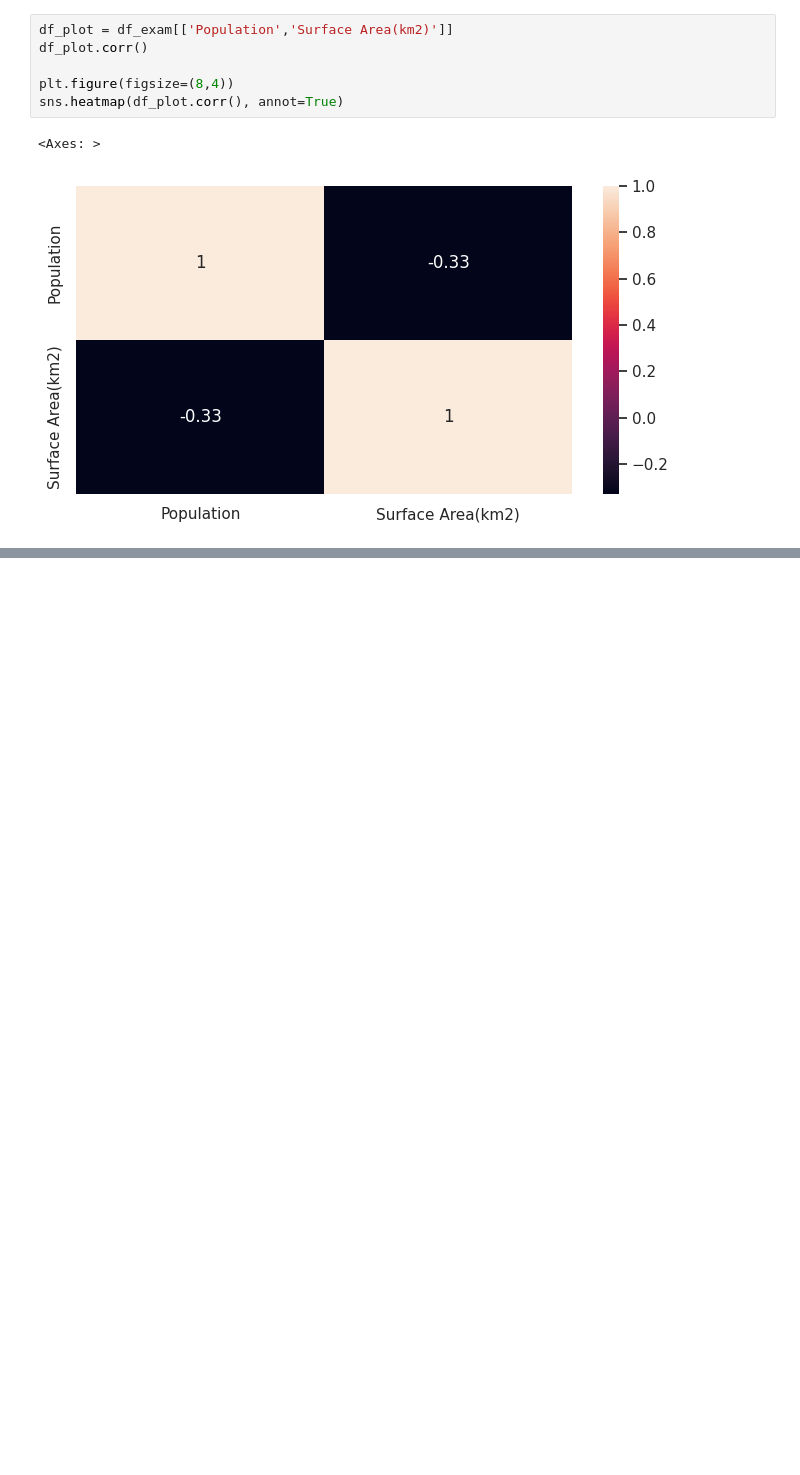
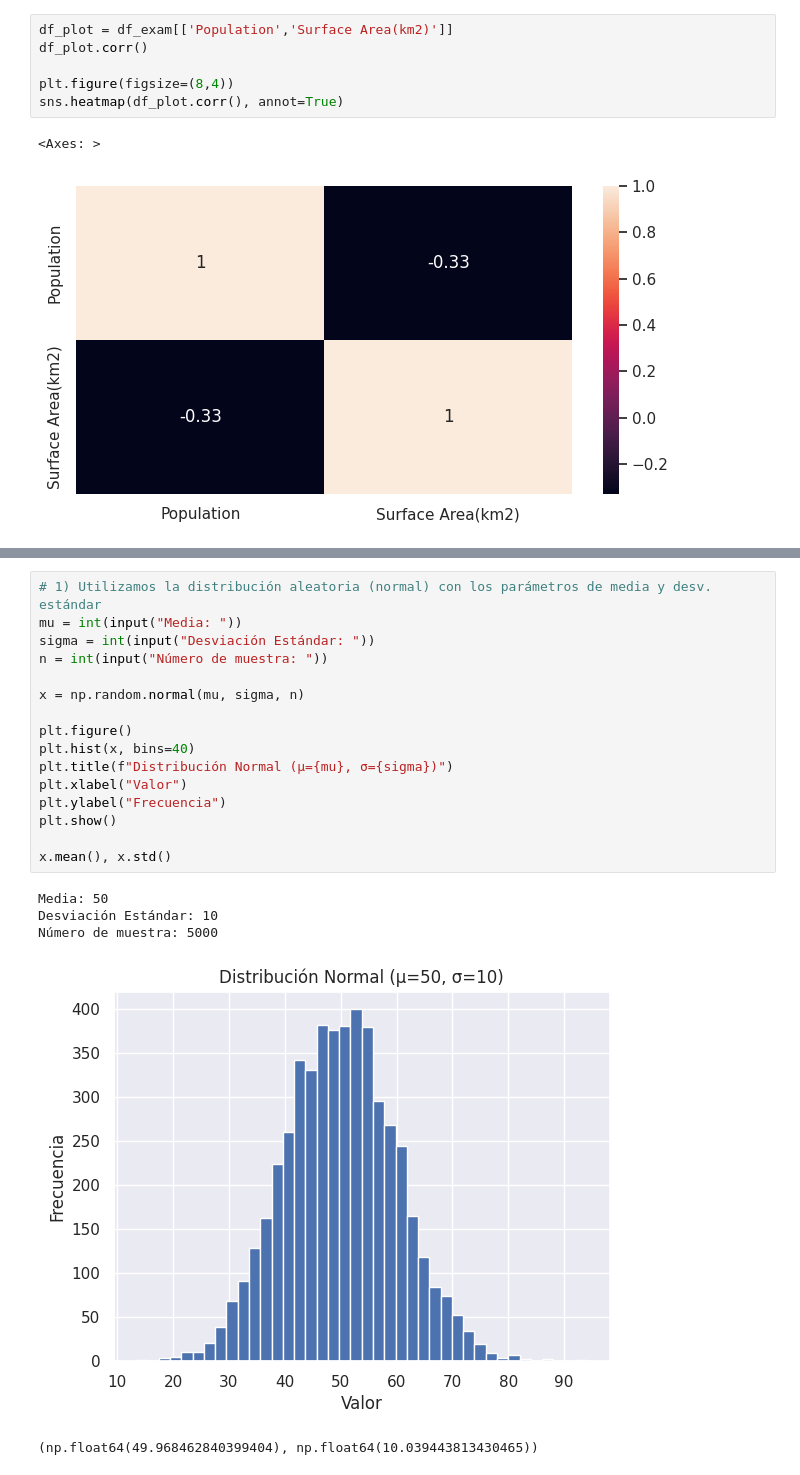
Before and after one commit to AxisAngeles/Smart_Data_DS_AI, a Jupyter notebook: Ejercicios_para_examen.ipynb, the cells around one changed output, grey strips where cells are left out. Drawn from its saved outputs; the diff is of its cells as text; blank space fills up the shorter version.

```diff
--- a/Ejercicios_para_examen.ipynb
+++ b/Ejercicios_para_examen.ipynb
@@ -314,0 +409,22 @@ sns.heatmap(df_plot.corr(), annot=True)
+# %%
+# 1) Utilizamos la distribución aleatoria (normal) con los parámetros de media y desv. estándar
+mu = int(input("Media: "))
+sigma = int(input("Desviación Estándar: "))
+n = int(input("Número de muestra: "))
+
+x = np.random.normal(mu, sigma, n)
+
+plt.figure()
+plt.hist(x, bins=40)
+plt.title(f"Distribución Normal (μ={mu}, σ={sigma})")
+plt.xlabel("Valor")
+plt.ylabel("Frecuencia")
+plt.show()
+
+x.mean(), x.std()
+# %% [output]
+Media: 50
+Desviación Estándar: 10
+Número de muestra: 5000
+[figure, added]
+(np.float64(49.968462840399404), np.float64(10.039443813430465))
```
Also changed, not shown: parts of 11 cells of this notebook.
